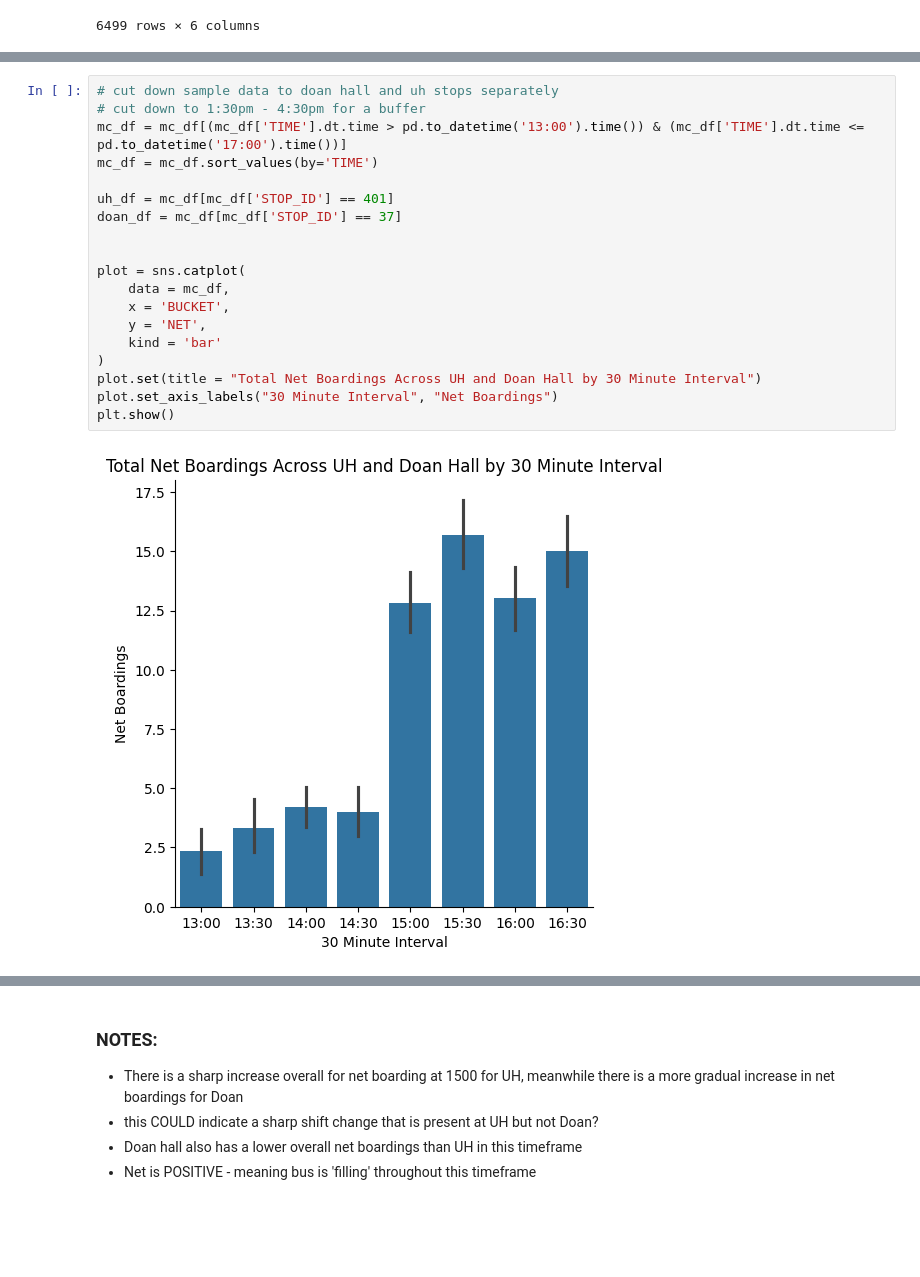
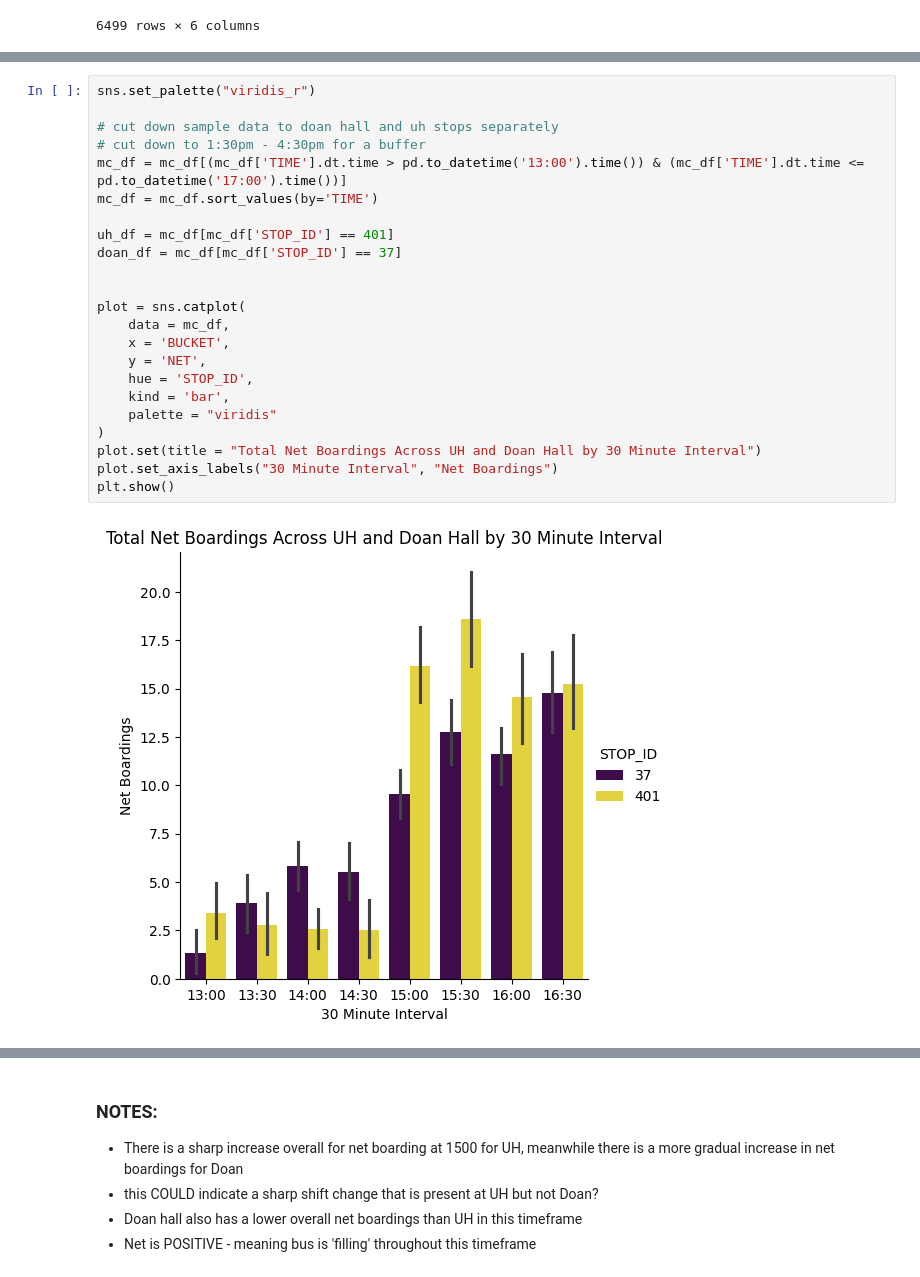
Before and after one commit to morgan1461/WMC-dashboard, a Jupyter notebook: doan_uh_analysis.ipynb, the cells around one changed output, grey strips where cells are left out. Drawn from its saved outputs; the diff is of its cells as text; blank space fills up the shorter version.

Commit message:
Create bar charts and perform outlier analysis on high boarding days

```diff
--- a/doan_uh_analysis.ipynb
+++ b/doan_uh_analysis.ipynb
@@ -155,24 +168,28 @@ mc_df
 # %%
+sns.set_palette("viridis_r")
+
 # cut down sample data to doan hall and uh stops separately
 # cut down to 1:30pm - 4:30pm for a buffer
 mc_df = mc_df[(mc_df['TIME'].dt.time > pd.to_datetime('13:00').time()) & (mc_df['TIME'].dt.time <= pd.to_datetime('17:00').time())]
 mc_df = mc_df.sort_values(by='TIME')
 
 uh_df = mc_df[mc_df['STOP_ID'] == 401]
 doan_df = mc_df[mc_df['STOP_ID'] == 37]
 
 
 plot = sns.catplot(
     data = mc_df,
     x = 'BUCKET',
     y = 'NET',
-    kind = 'bar'
+    hue = 'STOP_ID',
+    kind = 'bar',
+    palette = "viridis"
 )
 plot.set(title = "Total Net Boardings Across UH and Doan Hall by 30 Minute Interval")
 plot.set_axis_labels("30 Minute Interval", "Net Boardings")
 plt.show()
 # %% [output]
-[figure, old version]
+[figure, new version]
 # %%
 # plot UH individually
 plot = sns.catplot(
```
Also changed, not shown: parts of 13 cells of this notebook.
